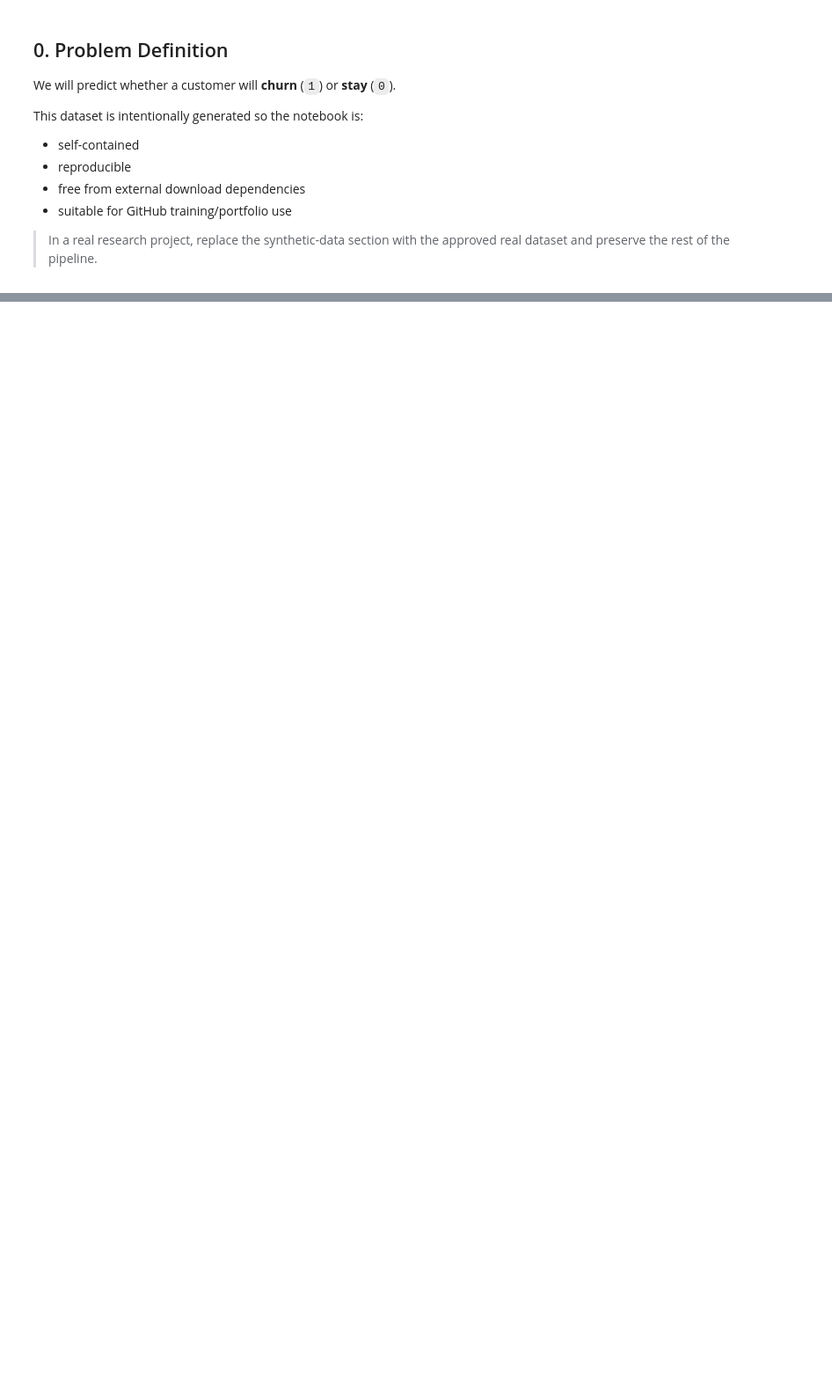
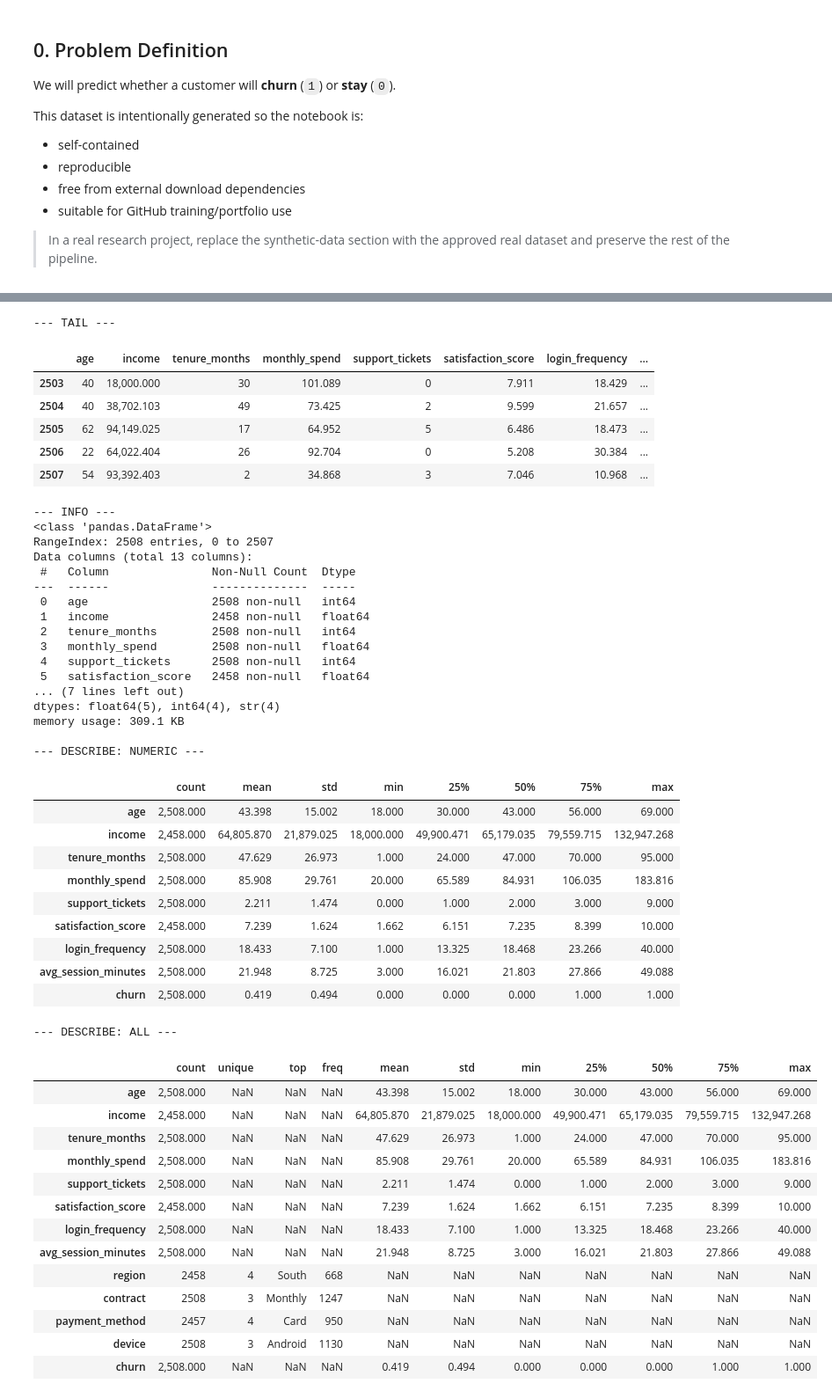
Before and after one commit to Princeg1204/AI_ML_Training, a Jupyter notebook: Jupyter_5/End_to_End_ML_Pipeline.ipynb, the cells around one changed output, grey strips where cells are left out. Shown at 88% size. Drawn from its saved outputs; the diff is of its cells as text; code cells hidden in the pictures; blank space fills up the shorter version.

```diff
--- a/Jupyter_5/End_to_End_ML_Pipeline.ipynb
+++ b/Jupyter_5/End_to_End_ML_Pipeline.ipynb
@@ -38,0 +193,20 @@ This dataset is intentionally generated so the notebook is:
+# %%
+print("Shape:", df.shape)
+print("\nColumns:")
+print(df.columns.tolist())
+
+print("\n--- HEAD ---")
+display(df.head())
+
+print("\n--- TAIL ---")
+display(df.tail())
+
+print("\n--- INFO ---")
+df.info()
+
+print("\n--- DESCRIBE: NUMERIC ---")
+display(df.describe().T)
+
+print("\n--- DESCRIBE: ALL ---")
+display(df.describe(include="all").T)
+# %% [output]
@@ -38,0 +225,49 @@ This dataset is intentionally generated so the notebook is:
+--- TAIL ---
+|  | age | income | tenure_months | monthly_spend | support_tickets | satisfaction_score | login_frequency | ... |
+| 2503 | 40 | 18,000.000 | 30 | 101.089 | 0 | 7.911 | 18.429 | ... |
+| 2504 | 40 | 38,702.103 | 49 | 73.425 | 2 | 9.599 | 21.657 | ... |
+| 2505 | 62 | 94,149.025 | 17 | 64.952 | 5 | 6.486 | 18.473 | ... |
+| 2506 | 22 | 64,022.404 | 26 | 92.704 | 0 | 5.208 | 30.384 | ... |
+| 2507 | 54 | 93,392.403 | 2 | 34.868 | 3 | 7.046 | 10.968 | ... |
+--- INFO ---
+<class 'pandas.DataFrame'>
+RangeIndex: 2508 entries, 0 to 2507
+Data columns (total 13 columns):
+ #   Column               Non-Null Count  Dtype
+---  ------               --------------  -----
+ 0   age                  2508 non-null   int64
+ 1   income               2458 non-null   float64
+ 2   tenure_months        2508 non-null   int64
+ 3   monthly_spend        2508 non-null   float64
+ 4   support_tickets      2508 non-null   int64
+ 5   satisfaction_score   2458 non-null   float64
+... (7 lines left out)
+dtypes: float64(5), int64(4), str(4)
+memory usage: 309.1 KB
+
+--- DESCRIBE: NUMERIC ---
+|  | count | mean | std | min | 25% | 50% | 75% | max |
+| age | 2,508.000 | 43.398 | 15.002 | 18.000 | 30.000 | 43.000 | 56.000 | 69.000 |
+| income | 2,458.000 | 64,805.870 | 21,879.025 | 18,000.000 | 49,900.471 | 65,179.035 | 79,559.715 | 132,947.268 |
+| tenure_months | 2,508.000 | 47.629 | 26.973 | 1.000 | 24.000 | 47.000 | 70.000 | 95.000 |
+| monthly_spend | 2,508.000 | 85.908 | 29.761 | 20.000 | 65.589 | 84.931 | 106.035 | 183.816 |
+| support_tickets | 2,508.000 | 2.211 | 1.474 | 0.000 | 1.000 | 2.000 | 3.000 | 9.000 |
+| satisfaction_score | 2,458.000 | 7.239 | 1.624 | 1.662 | 6.151 | 7.235 | 8.399 | 10.000 |
+| login_frequency | 2,508.000 | 18.433 | 7.100 | 1.000 | 13.325 | 18.468 | 23.266 | 40.000 |
+| avg_session_minutes | 2,508.000 | 21.948 | 8.725 | 3.000 | 16.021 | 21.803 | 27.866 | 49.088 |
+| churn | 2,508.000 | 0.419 | 0.494 | 0.000 | 0.000 | 0.000 | 1.000 | 1.000 |
+--- DESCRIBE: ALL ---
+|  | count | unique | top | freq | mean | std | min | 25% | 50% | 75% | max |
+| age | 2,508.000 | NaN | NaN | NaN | 43.398 | 15.002 | 18.000 | 30.000 | 43.000 | 56.000 | 69.000 |
+| income | 2,458.000 | NaN | NaN | NaN | 64,805.870 | 21,879.025 | 18,000.000 | 49,900.471 | 65,179.035 | 79,559.715 | 132,947.268 |
+| tenure_months | 2,508.000 | NaN | NaN | NaN | 47.629 | 26.973 | 1.000 | 24.000 | 47.000 | 70.000 | 95.000 |
+| monthly_spend | 2,508.000 | NaN | NaN | NaN | 85.908 | 29.761 | 20.000 | 65.589 | 84.931 | 106.035 | 183.816 |
+| support_tickets | 2,508.000 | NaN | NaN | NaN | 2.211 | 1.474 | 0.000 | 1.000 | 2.000 | 3.000 | 9.000 |
+| satisfaction_score | 2,458.000 | NaN | NaN | NaN | 7.239 | 1.624 | 1.662 | 6.151 | 7.235 | 8.399 | 10.000 |
+| login_frequency | 2,508.000 | NaN | NaN | NaN | 18.433 | 7.100 | 1.000 | 13.325 | 18.468 | 23.266 | 40.000 |
+| avg_session_minutes | 2,508.000 | NaN | NaN | NaN | 21.948 | 8.725 | 3.000 | 16.021 | 21.803 | 27.866 | 49.088 |
+| region | 2458 | 4 | South | 668 | NaN | NaN | NaN | NaN | NaN | NaN | NaN |
+| contract | 2508 | 3 | Monthly | 1247 | NaN | NaN | NaN | NaN | NaN | NaN | NaN |
+| payment_method | 2457 | 4 | Card | 950 | NaN | NaN | NaN | NaN | NaN | NaN | NaN |
+| device | 2508 | 3 | Android | 1130 | NaN | NaN | NaN | NaN | NaN | NaN | NaN |
+| churn | 2,508.000 | NaN | NaN | NaN | 0.419 | 0.494 | 0.000 | 0.000 | 0.000 | 1.000 | 1.000 |
```
Also changed, not shown: parts of 5 cells of this notebook.
